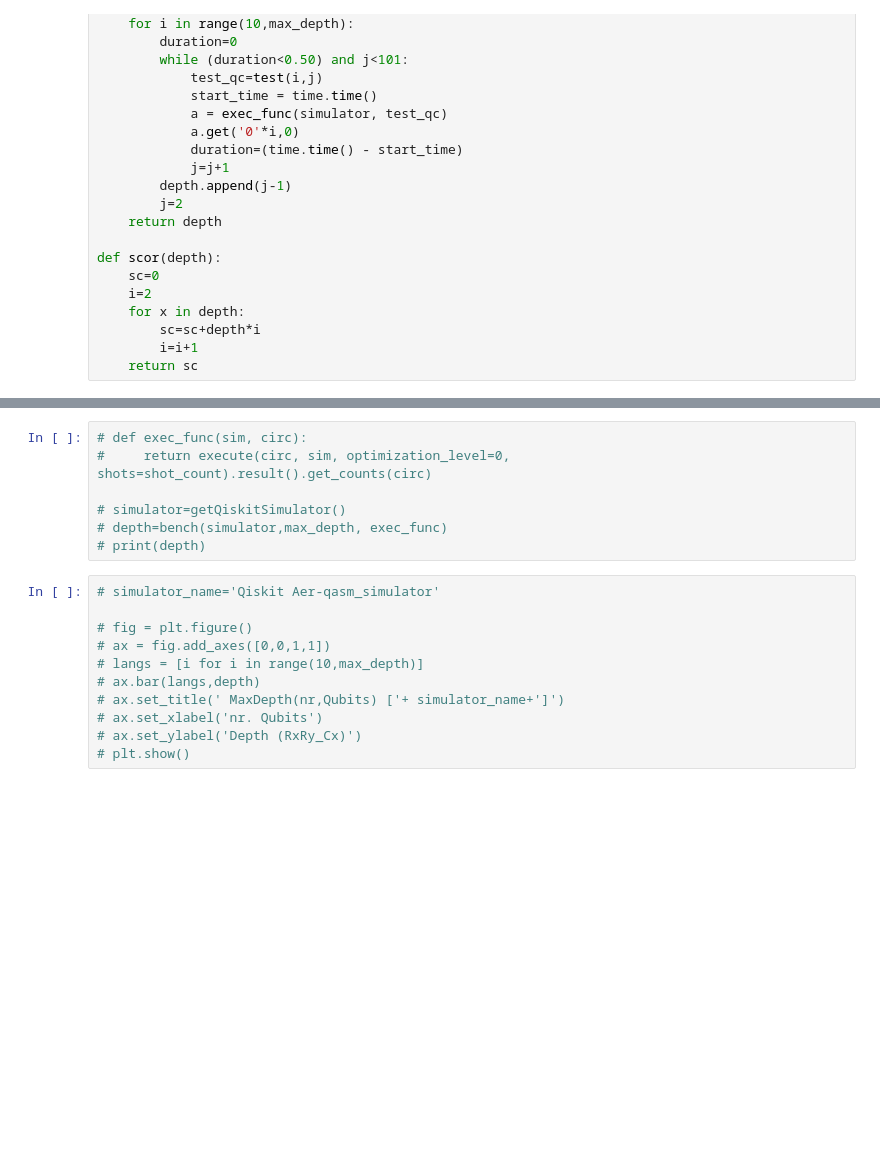
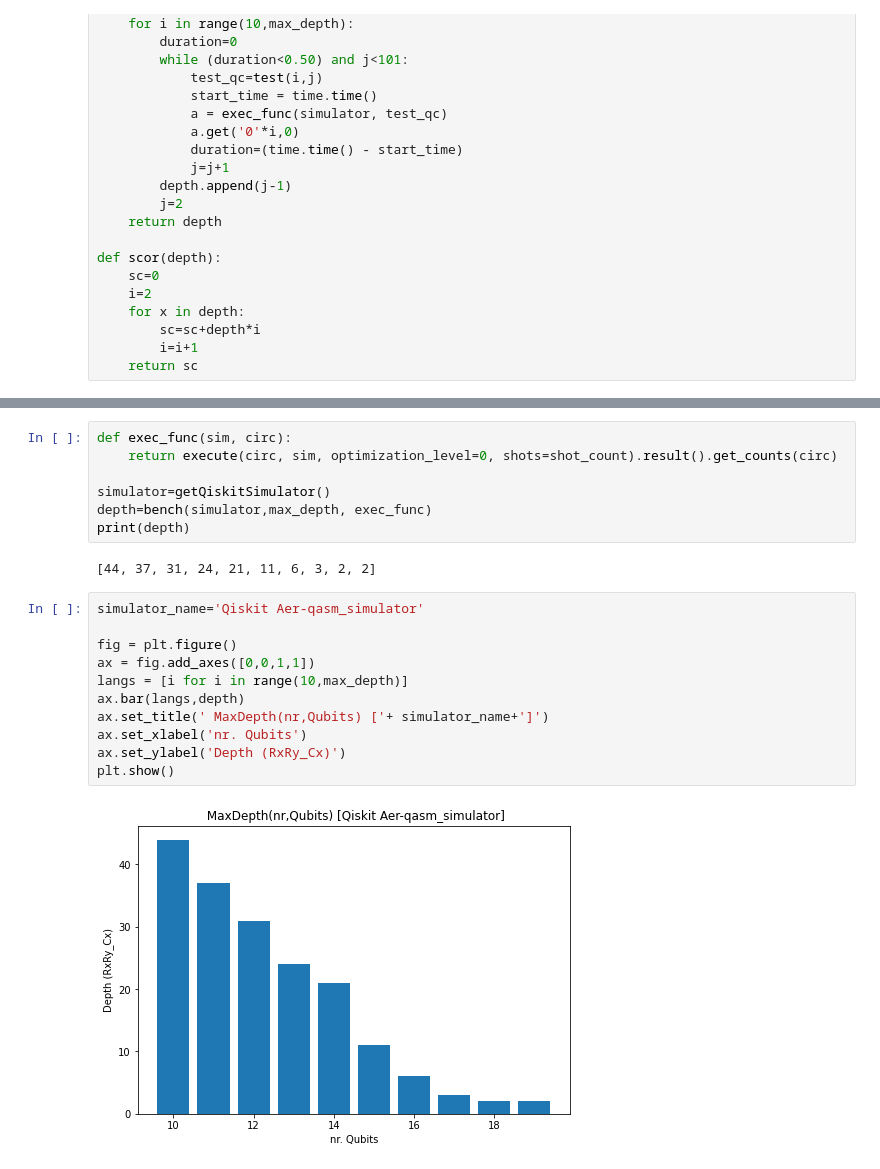
Before and after one commit to sorin-bolos/moara, a Jupyter notebook: moara_for_qiskit/examples/benchmark_prototipe.ipynb, the cells around one changed output, grey strips where cells are left out. Cells and saved outputs as stored; diff of their text form; blank space fills up the shorter version.

```diff
--- a/moara_for_qiskit/examples/benchmark_prototipe.ipynb
+++ b/moara_for_qiskit/examples/benchmark_prototipe.ipynb
@@ -101,21 +102,25 @@ print(result2)
 # %%
-# def exec_func(sim, circ):
-#     return execute(circ, sim, optimization_level=0, shots=shot_count).result().get_counts(circ)
+def exec_func(sim, circ):
+    return execute(circ, sim, optimization_level=0, shots=shot_count).result().get_counts(circ)
 
-# simulator=getQiskitSimulator()
-# depth=bench(simulator,max_depth, exec_func)
-# print(depth)
+simulator=getQiskitSimulator()
+depth=bench(simulator,max_depth, exec_func)
+print(depth)
+# %% [output]
+[44, 37, 31, 24, 21, 11, 6, 3, 2, 2]
 # %%
-# simulator_name='Qiskit Aer-qasm_simulator'
+simulator_name='Qiskit Aer-qasm_simulator'
 
-# fig = plt.figure()
-# ax = fig.add_axes([0,0,1,1])
-# langs = [i for i in range(10,max_depth)]
-# ax.bar(langs,depth)
-# ax.set_title(' MaxDepth(nr,Qubits) ['+ simulator_name+']')
-# ax.set_xlabel('nr. Qubits')
-# ax.set_ylabel('Depth (RxRy_Cx)')
-# plt.show()
+fig = plt.figure()
+ax = fig.add_axes([0,0,1,1])
+langs = [i for i in range(10,max_depth)]
+ax.bar(langs,depth)
+ax.set_title(' MaxDepth(nr,Qubits) ['+ simulator_name+']')
+ax.set_xlabel('nr. Qubits')
+ax.set_ylabel('Depth (RxRy_Cx)')
+plt.show()
+# %% [output]
+[figure, added]
 # %%
 def exec_func2(sim, circ):
     return execute(circ, sim, optimization_level=0, shots=shot_count)
```
Also changed, not shown: parts of 9 cells of this notebook, 2 other files.
